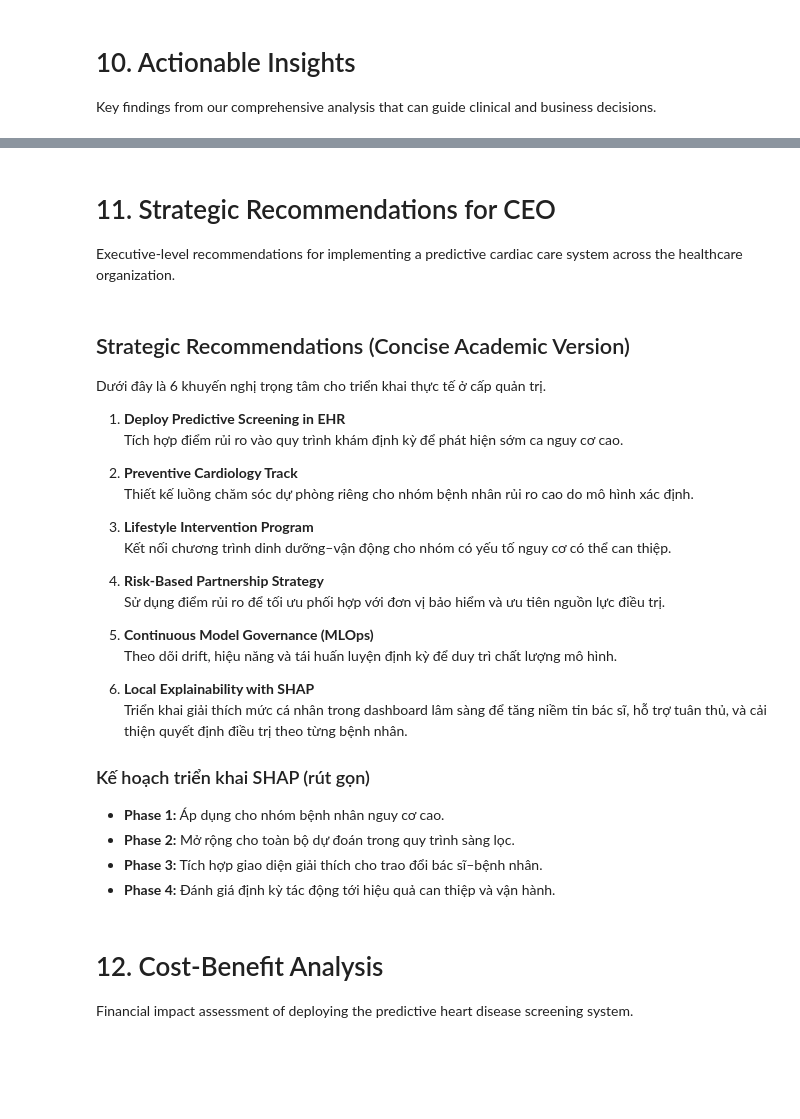
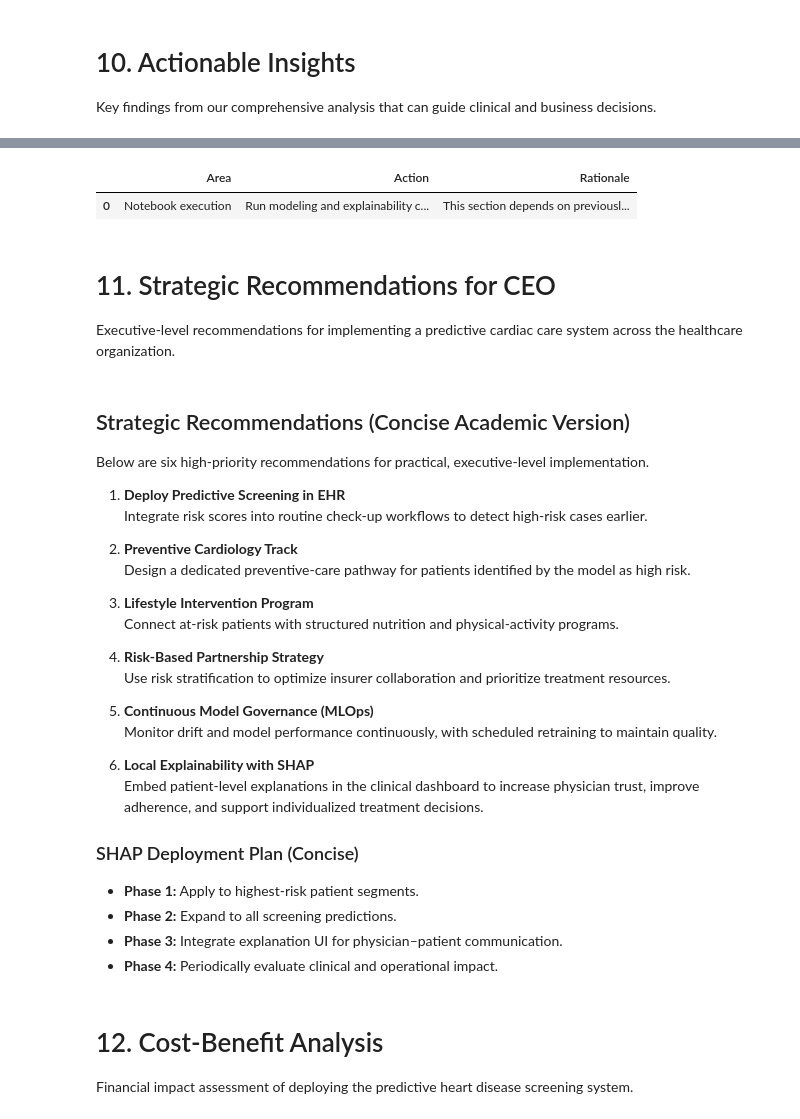
Before and after one commit to AnBinh1703/E1403_DuongBinhAn, a Jupyter notebook: notebook/Heart_Disease_BigData_Analytics_Project.ipynb, the cells around one changed output, grey strips where cells are left out. Saved outputs shown, nothing was run; the diff lists cells and outputs as text; code cells hidden in the pictures; blank space fills up the shorter version.

```diff
--- a/notebook/Heart_Disease_BigData_Analytics_Project.ipynb
+++ b/notebook/Heart_Disease_BigData_Analytics_Project.ipynb
@@ -4939,3 +4067,45 @@ INSIGHT 1: AGE-BASED RISK
+# %%
+# CELL 10.2 — Concise actionable insights table
+import pandas as pd
+
+rows = []
+
+if 'feature_importance' in globals() and feature_importance is not None and len(feature_importance) > 0:
+    top_features = feature_importance.head(5)['feature'].tolist()
+    rows.append({
+        'Area': 'Model explainability',
+        'Action': f"Prioritize review of top drivers: {', '.join(top_features)}",
+        'Rationale': 'Top SHAP/importance features have strongest influence on predictions'
+    })
+
+if 'best_threshold' in globals() and best_threshold is not None:
+    rows.append({
+        'Area': 'Risk triage threshold',
+        'Action': f'Apply decision threshold around {best_threshold:.2f} in screening workflow',
+        'Rationale': 'Balances sensitivity and specificity for operational deployment'
+    })
+
+if 'model_metrics' in globals() and isinstance(model_metrics, dict):
+    auc_val = model_metrics.get('AUC')
+    if auc_val is not None:
+        rows.append({
+            'Area': 'Clinical confidence',
+            'Action': f'Use model as decision support (AUC={auc_val:.3f}), not standalone diagnosis',
+            'Rationale': 'Strong discrimination, but clinical context remains essential'
+        })
+
+if not rows:
+    rows = [{
+        'Area': 'Notebook execution',
+        'Action': 'Run modeling and explainability cells before actionable insights',
+        'Rationale': 'This section depends on previously computed artifacts'
+    }]
+
+insights_df = pd.DataFrame(rows)
+insights_df
+# %% [output]
+|  | Area | Action | Rationale |
+| 0 | Notebook execution | Run modeling and explainability c... | This section depends on previousl... |
 # %% [markdown]
 # 11. Strategic Recommendations for CEO
 
@@ -4943,31 +4113,31 @@ Executive-level recommendations for implementing a predictive cardiac care syste
 # %% [markdown]
 ## Strategic Recommendations (Concise Academic Version)
 
-Dưới đây là 6 khuyến nghị trọng tâm cho triển khai thực tế ở cấp quản trị.
+Below are six high-priority recommendations for practical, executive-level implementation.
 
 1. **Deploy Predictive Screening in EHR**
-   Tích hợp điểm rủi ro vào quy trình khám định kỳ để phát hiện sớm ca nguy cơ cao.
+   Integrate risk scores into routine check-up workflows to detect high-risk cases earlier.
 
 2. **Preventive Cardiology Track**
-   Thiết kế luồng chăm sóc dự phòng riêng cho nhóm bệnh nhân rủi ro cao do mô hình xác định.
+   Design a dedicated preventive-care pathway for patients identified by the model as high risk.
 
 3. **Lifestyle Intervention Program**
-   Kết nối chương trình dinh dưỡng–vận động cho nhóm có yếu tố nguy cơ có thể can thiệp.
+   Connect at-risk patients with structured nutrition and physical-activity programs.
 
 4. **Risk-Based Partnership Strategy**
-   Sử dụng điểm rủi ro để tối ưu phối hợp với đơn vị bảo hiểm và ưu tiên nguồn lực điều trị.
+   Use risk stratification to optimize insurer collaboration and prioritize treatment resources.
 
 5. **Continuous Model Governance (MLOps)**
-   Theo dõi drift, hiệu năng và tái huấn luyện định kỳ để duy trì chất lượng mô hình.
+   Monitor drift and model performance continuously, with scheduled retraining to maintain quality.
 
 6. **Local Explainability with SHAP**
-   Triển khai giải thích mức cá nhân trong dashboard lâm sàng để tăng niềm tin bác sĩ, hỗ trợ tuân thủ, và cải thiện quyết định điều trị theo từng bệnh nhân.
+   Embed patient-level explanations in the clinical dashboard to increase physician trust, improve adherence, and support individualized treatment decisions.
 
-### Kế hoạch triển khai SHAP (rút gọn)
-- **Phase 1:** Áp dụng cho nhóm bệnh nhân nguy cơ cao.
-- **Phase 2:** Mở rộng cho toàn bộ dự đoán trong quy trình sàng lọc.
-- **Phase 3:** Tích hợp giao diện giải thích cho trao đổi bác sĩ–bệnh nhân.
-- **Phase 4:** Đánh giá định kỳ tác động tới hiệu quả can thiệp và vận hành.
+### SHAP Deployment Plan (Concise)
+- **Phase 1:** Apply to highest-risk patient segments.
+- **Phase 2:** Expand to all screening predictions.
+- **Phase 3:** Integrate explanation UI for physician–patient communication.
+- **Phase 4:** Periodically evaluate clinical and operational impact.
 # %% [markdown]
 # 12. Cost-Benefit Analysis
 
```
Also changed, not shown: parts of 34 cells of this notebook, 18 other files.
